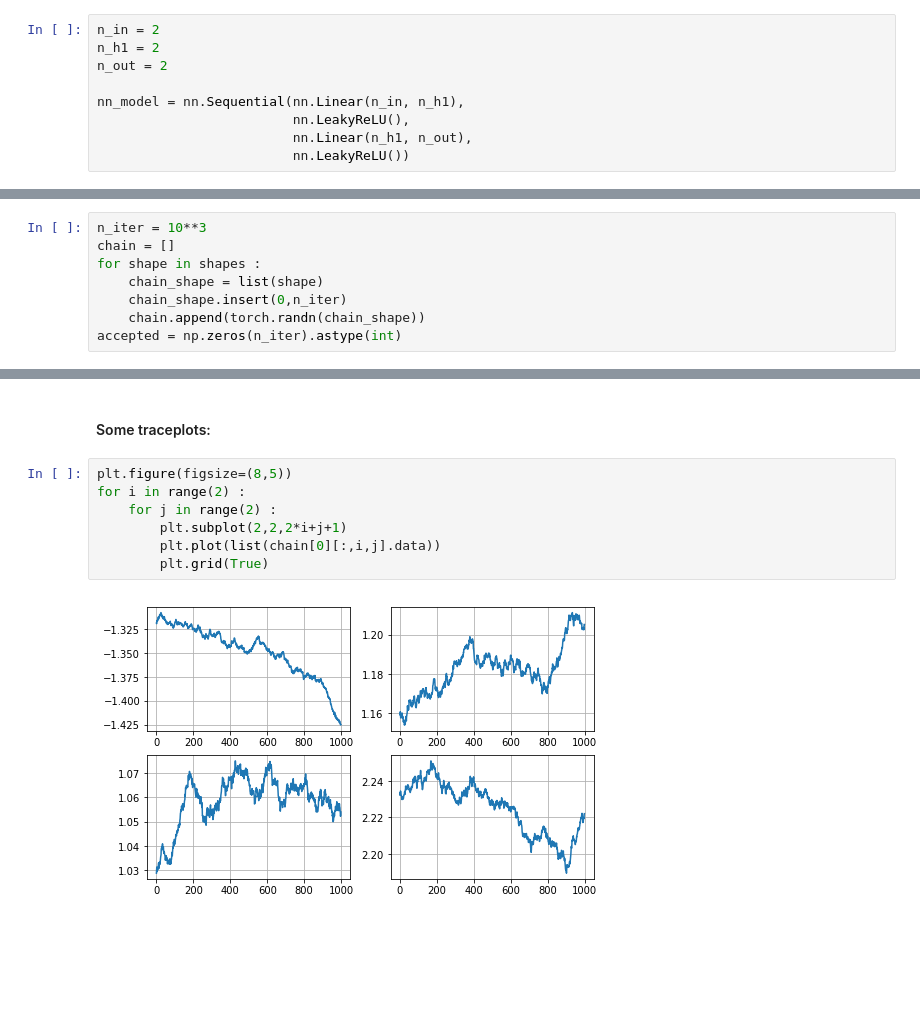
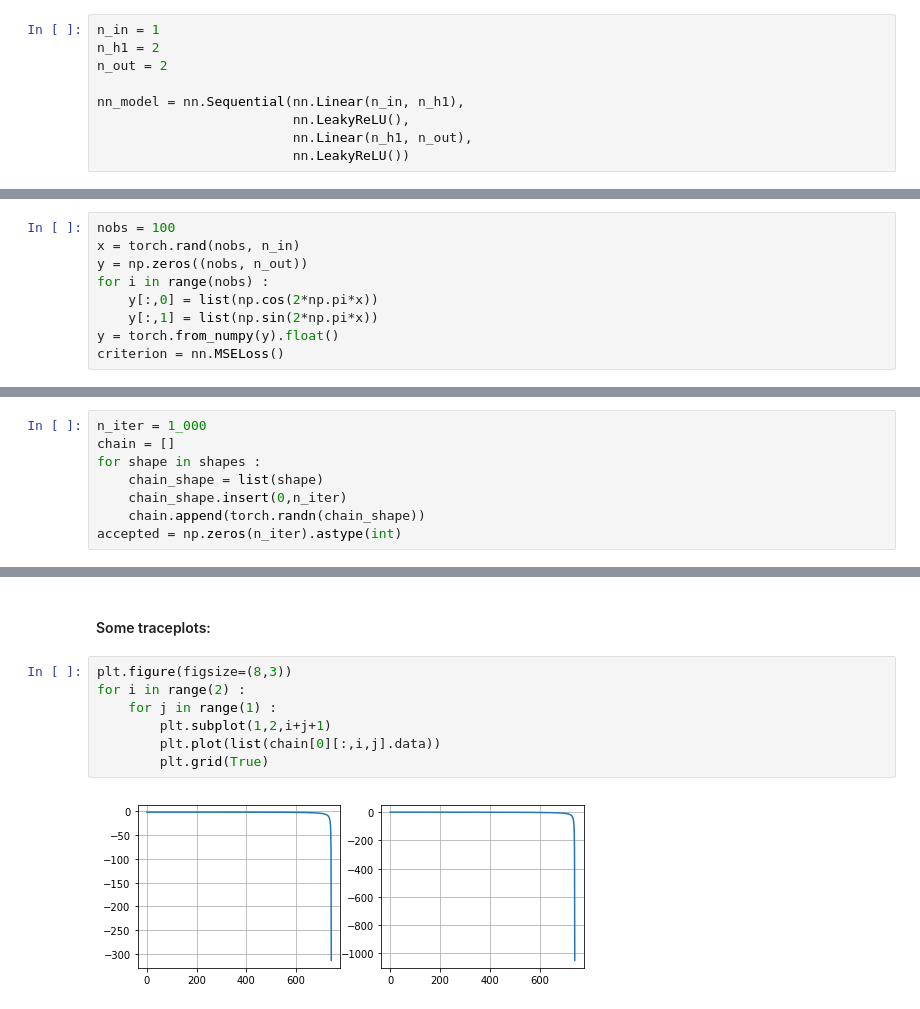
Before and after one commit to deborsheesen/Bayesian-NN-dimension-reduction, a Jupyter notebook: HMC.ipynb, the cells around one changed output, grey strips where cells are left out. Drawn from its saved outputs; the diff is of its cells as text; blank space fills up the shorter version.

```diff
--- a/HMC.ipynb
+++ b/HMC.ipynb
@@ -23,7 +23,7 @@ $$
 # %% [markdown]
 #### Set up neural network:
 # %%
-n_in = 2
+n_in = 1
 n_h1 = 2
 n_out = 2
 
@@ -52,3 +53,12 @@ criterion = nn.MSELoss()
+# %%
+nobs = 100
+x = torch.rand(nobs, n_in)
+y = np.zeros((nobs, n_out))
+for i in range(nobs) :
+    y[:,0] = list(np.cos(2*np.pi*x))
+    y[:,1] = list(np.sin(2*np.pi*x))
+y = torch.from_numpy(y).float()
+criterion = nn.MSELoss()
 # %% [markdown]
 * Get dimensions of parameters:
 # %%
@@ -70,6 +79,6 @@ print(sum(p.numel() for p in nn_model.parameters()))
 * First define the MCMC chain and randomly initialise it:
 # %%
-n_iter = 10**3
+n_iter = 1_000
 chain = []
 for shape in shapes :
     chain_shape = list(shape)
@@ -97,14 +102,14 @@ print(100*np.mean(accepted), "% accepted")
 # %% [markdown]
 #### Some traceplots:
 # %%
-plt.figure(figsize=(8,5))
+plt.figure(figsize=(8,3))
 for i in range(2) :
-    for j in range(2) :
-        plt.subplot(2,2,2*i+j+1)
+    for j in range(1) :
+        plt.subplot(1,2,i+j+1)
         plt.plot(list(chain[0][:,i,j].data))
         plt.grid(True)
 # %% [output]
-[figure, old version]
+[figure, new version]
 # %%
 plt.figure(figsize=(8,5))
 for i in range(2) :
```
Also changed, not shown: parts of 14 cells of this notebook, 2 other files.
